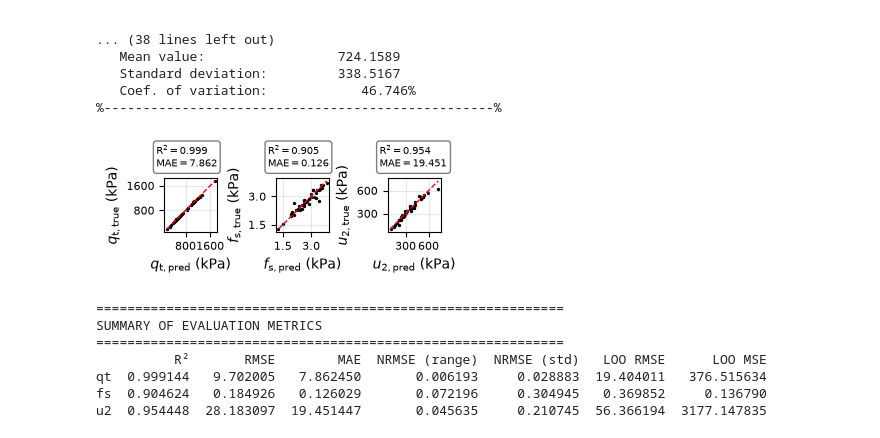
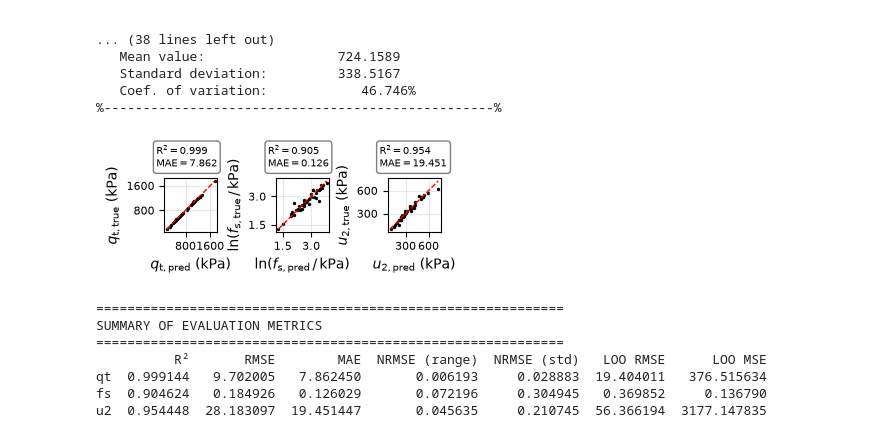
Before and after one commit to harifel/cpt-pce-surrogate, a Jupyter notebook: src/1000_forward_model_PCE.ipynb, the cells around one changed output. Drawn from its saved outputs; the diff is of its cells as text; code cells hidden in the pictures.

```diff
--- a/src/1000_forward_model_PCE.ipynb
+++ b/src/1000_forward_model_PCE.ipynb
@@ -100,7 +100,7 @@ latex_names = {
     "friction_angle": r"$\varphi'~(°)$",
     "orc": "OCR (-)",
     "cr": r"$\mathrm{CR}$ (-)",
-    "cs_cc": r"$C_{\mathrm{S}}/C_{\mathrm{C}}$ (-)",
+    "cs_cc": r"$C_{\mathrm{s}}/C_{\mathrm{c}}$ (-)",
 }
 # %%
 # Select 8 variables: 6 inputs + 2 outputs (example: qt, fs)
@@ -634,6 +634,17 @@ output_labels2 = {
     "u2": r"$u_{\mathrm{2, true}}$ (kPa)",
 }
 
+output_labels_pred = {
+    "qt": r"$q_{\mathrm{t,pred}}$ (kPa)",
+    "fs": r"$\ln(f_{\mathrm{s,pred}}\,/\,\mathrm{kPa})$",
+    "u2": r"$u_{\mathrm{2,pred}}$ (kPa)",
+}
+output_labels_true = {
+    "qt": r"$q_{\mathrm{t,true}}$ (kPa)",
+    "fs": r"$\ln(f_{\mathrm{s,true}}\,/\,\mathrm{kPa})$",
+    "u2": r"$u_{\mathrm{2,true}}$ (kPa)",
+}
+
 for idx, out_name in enumerate(output_var_names):
     ax = axes[idx]
     actual = out_test[out_name]
@@ -658,36 +669,36 @@ for idx, out_name in enumerate(output_var_names):
     # --- Error Text Box ---
     stats_text = f"$\\mathrm{{R}}^\\mathrm{{2}} = {r2:.3f}$\n$\\mathrm{{MAE}} = {mae:.3f}$"
     ax.text(-0.15, 1.65, stats_text, transform=ax.transAxes,
             verticalalignment='top', horizontalalignment='left',
             fontsize=7, bbox=dict(boxstyle='round', facecolor='white', alpha=0.5))
     # -----------------------------
 
     # Labels
-    lbl1 = output_labels1.get(out_name, out_name)
-    lbl2 = output_labels2.get(out_name, out_name)
+    lbl1 = output_labels_pred.get(out_name, out_name)
+    lbl2 = output_labels_true.get(out_name, out_name)
     ax.set_xlabel(f'{lbl1}')
     ax.set_ylabel(f'{lbl2}')
     ax.grid(True, alpha=0.3)
 
     # Make axes equal for better visualization
     ax.set_aspect('equal', adjustable='box')
 
     # Force exactly 3 ticks
     ax.xaxis.set_major_locator(MaxNLocator(nbins=2))
     ax.yaxis.set_major_locator(MaxNLocator(nbins=2))
 
     ax.tick_params(axis='both', labelsize=8)
 
     plt.subplots_adjust(left=0.17, bottom=0.08, right=0.95, top=0.98, wspace=1.1, hspace=0.0)
 
     # Save all three formats from the same figure
     base = PLOTS_DIR / "actual_vs_predicted_pce_depth_based"
 
     plt.savefig(f"{base}.pdf", dpi=1000)
     plt.savefig(f"{base}.tiff", dpi=1000)
     plt.savefig(f"{base}.jpg", dpi=1000)
 # %% [output]
-[figure, old version]
+[figure, new version]
 # %%
 metrics_df = pd.DataFrame(evaluation_results).T
 print("\n" + "=" * 60)
```
Also changed, not shown: parts of 3 cells of this notebook, 31 other files.
